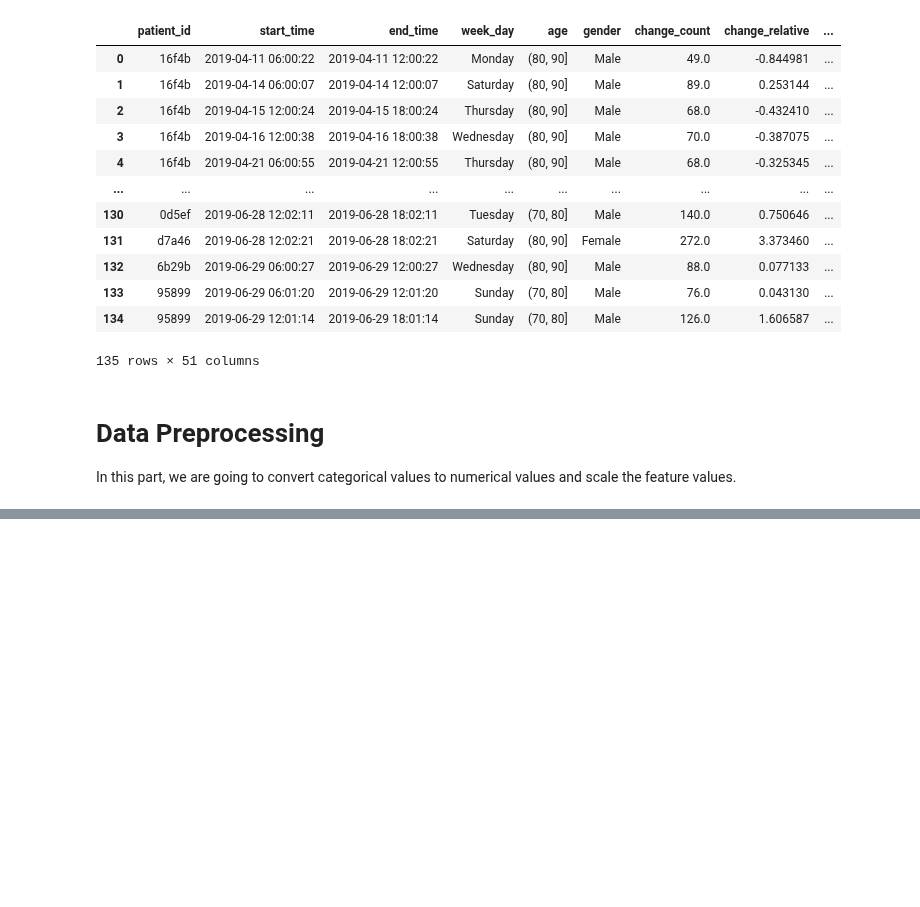
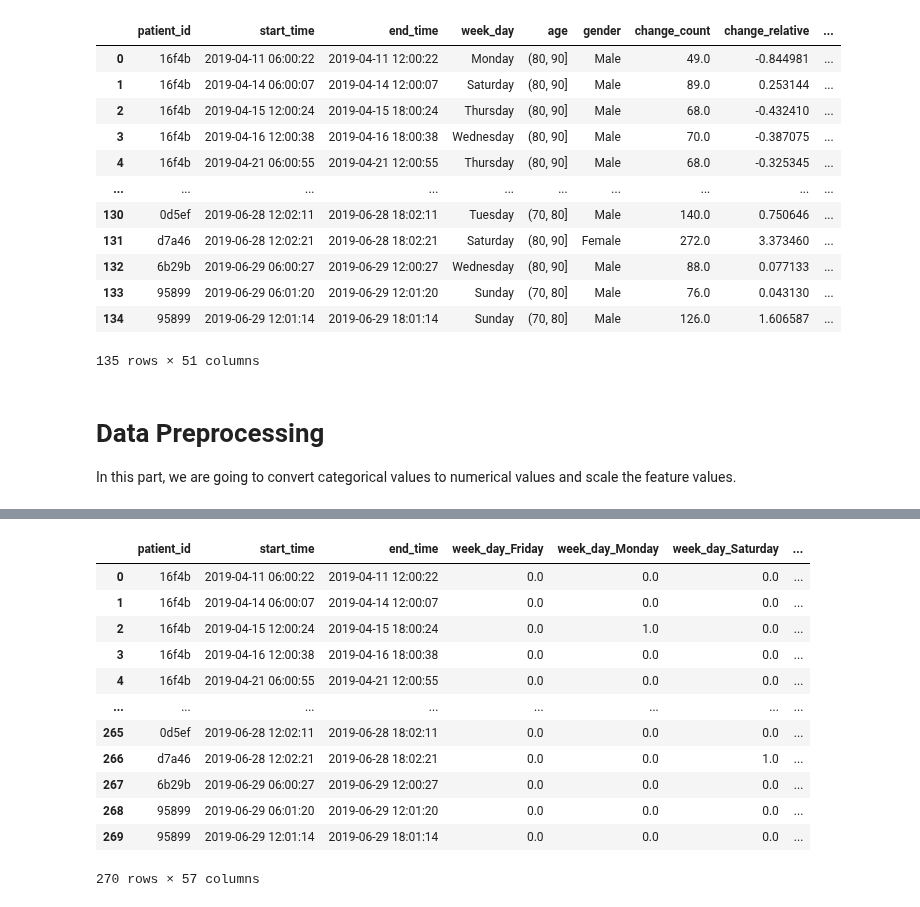
Before and after one commit to gkianfar/S4, a Jupyter notebook: tihm_featureExtraction.ipynb, the cells around one changed output, grey strips where cells are left out. Drawn from its saved outputs; the diff is of its cells as text; code cells hidden in the pictures; blank space fills up the shorter version.

Commit message:
scaling and train/test/val split

```diff
--- a/tihm_featureExtraction.ipynb
+++ b/tihm_featureExtraction.ipynb
@@ -502,0 +556,19 @@ array([1., 0.])
+# %%
+sorted_unique_age = sorted(dataset.age.unique(), key=lambda x: int(x.strip('()[]').split(', ')[0]))
+map_age = dict(zip(sorted_unique_age, np.arange(len(sorted_unique_age))/(len(sorted_unique_age)-1)))
+dataset['age'] = dataset['age'].map(map_age)
+dataset
+# %% [output]
+|  | patient_id | start_time | end_time | week_day_Friday | week_day_Monday | week_day_Saturday | ... |
+| 0 | 16f4b | 2019-04-11 06:00:22 | 2019-04-11 12:00:22 | 0.0 | 0.0 | 0.0 | ... |
+| 1 | 16f4b | 2019-04-14 06:00:07 | 2019-04-14 12:00:07 | 0.0 | 0.0 | 0.0 | ... |
+| 2 | 16f4b | 2019-04-15 12:00:24 | 2019-04-15 18:00:24 | 0.0 | 1.0 | 0.0 | ... |
+| 3 | 16f4b | 2019-04-16 12:00:38 | 2019-04-16 18:00:38 | 0.0 | 0.0 | 0.0 | ... |
+| 4 | 16f4b | 2019-04-21 06:00:55 | 2019-04-21 12:00:55 | 0.0 | 0.0 | 0.0 | ... |
+| ... | ... | ... | ... | ... | ... | ... | ... |
+| 265 | 0d5ef | 2019-06-28 12:02:11 | 2019-06-28 18:02:11 | 0.0 | 0.0 | 0.0 | ... |
+| 266 | d7a46 | 2019-06-28 12:02:21 | 2019-06-28 18:02:21 | 0.0 | 0.0 | 1.0 | ... |
+| 267 | 6b29b | 2019-06-29 06:00:27 | 2019-06-29 12:00:27 | 0.0 | 0.0 | 0.0 | ... |
+| 268 | 95899 | 2019-06-29 06:01:20 | 2019-06-29 12:01:20 | 0.0 | 0.0 | 0.0 | ... |
+| 269 | 95899 | 2019-06-29 12:01:14 | 2019-06-29 18:01:14 | 0.0 | 0.0 | 0.0 | ... |
+270 rows × 57 columns
```
Also changed, not shown: parts of 8 cells of this notebook.
